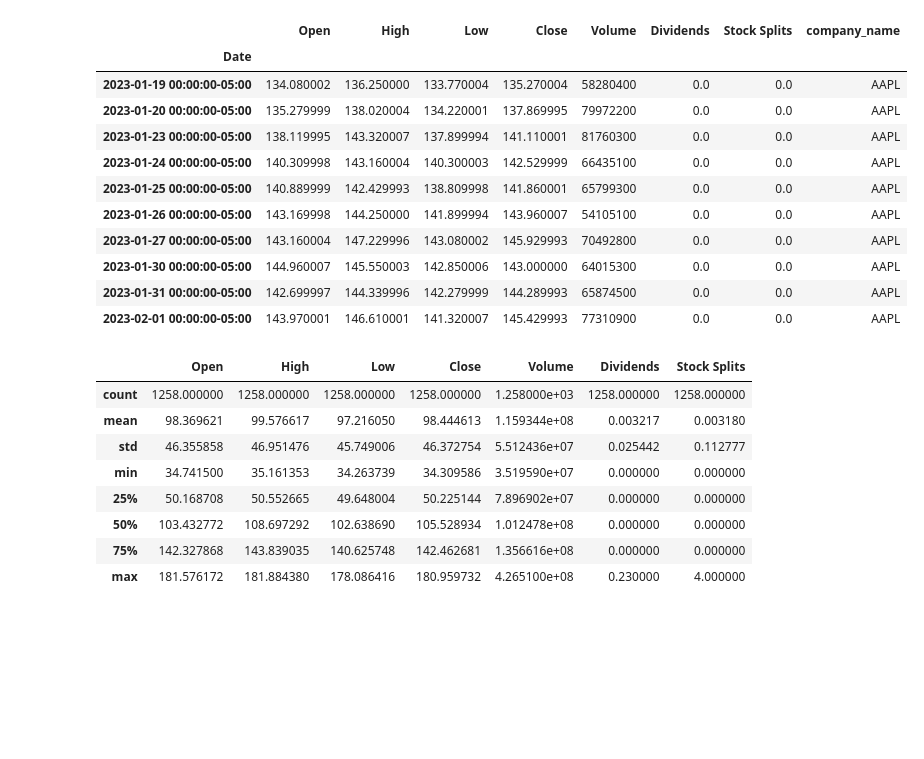
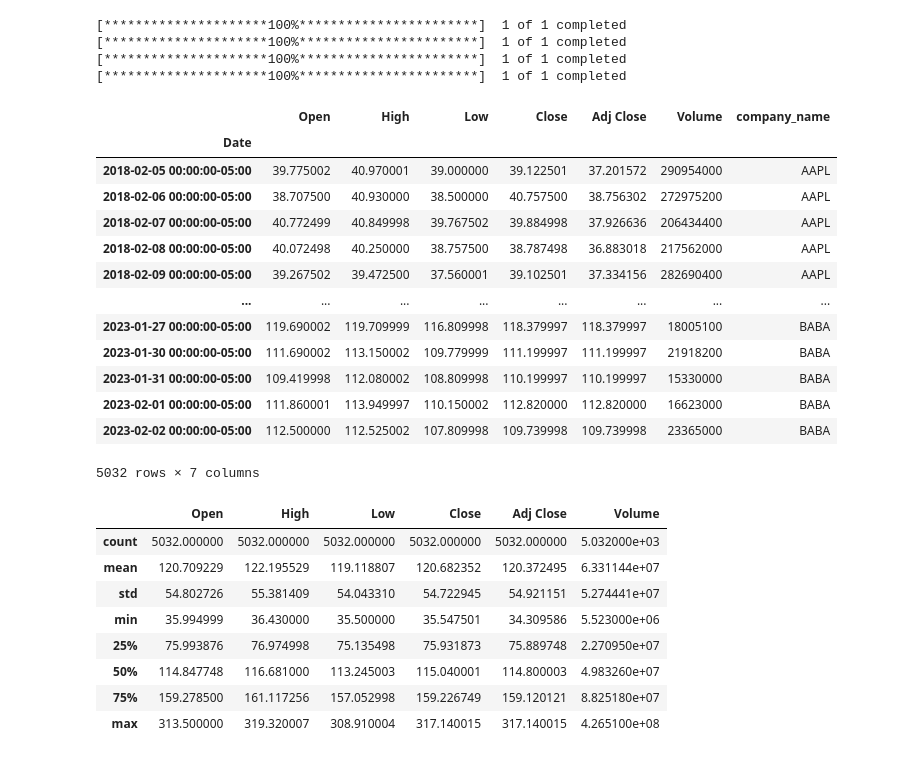
Before and after one commit to FerdyBerlianoP/Stock-Data-Analysis-with-LSTM, a Jupyter notebook: Stock_Data_Analyst_with_LSTM.ipynb, the cells around one changed output. Cells and saved outputs as stored; diff of their text form; code cells hidden in the pictures; blank space fills up the shorter version.

```diff
--- a/Stock_Data_Analyst_with_LSTM.ipynb
+++ b/Stock_Data_Analyst_with_LSTM.ipynb
@@ -33,44 +19,48 @@ plt.style.use("fivethirtyeight")
 from datetime import datetime
 # %%
-# df=pd.read_csv("/kaggle/input/tesla-inc-tsla-stock-price/TSLA.csv")
-df = yf.Ticker("AAPL").history(period="5y")
-# df['weekday'] = df.index.weekday
-# df['month_year'] = df.index.to_period('M')
-# friday_groupy = df[df['weekday'] == 4].groupby(['month_year'])
-#df.tail(10)
-AAPL=df
-company_list = [AAPL]
-company_name = ["AAPL"]
+data = ['AAPL', 'AMZN', 'GOOG', 'BABA']
+
+for stock in data:
+    globals()[stock] = yf.download(stock, period='5y')
+
+company_list = [AAPL, AMZN, GOOG, BABA]
+company_name = ['AAPL', 'AMZN', 'GOOG', 'BABA']
 for company, com_name in zip(company_list, company_name):
     company["company_name"] = com_name
 
 df = pd.concat(company_list, axis=0)
-df.tail(10)
+df
 # %% [output]
+[*********************100%***********************]  1 of 1 completed
+[*********************100%***********************]  1 of 1 completed
+[*********************100%***********************]  1 of 1 completed
+[*********************100%***********************]  1 of 1 completed
-|  | Open | High | Low | Close | Volume | Dividends | Stock Splits | company_name |
-| Date |  |  |  |  |  |  |  |  |
-| 2023-01-19 00:00:00-05:00 | 134.080002 | 136.250000 | 133.770004 | 135.270004 | 58280400 | 0.0 | 0.0 | AAPL |
-| 2023-01-20 00:00:00-05:00 | 135.279999 | 138.020004 | 134.220001 | 137.869995 | 79972200 | 0.0 | 0.0 | AAPL |
-| 2023-01-23 00:00:00-05:00 | 138.119995 | 143.320007 | 137.899994 | 141.110001 | 81760300 | 0.0 | 0.0 | AAPL |
-| 2023-01-24 00:00:00-05:00 | 140.309998 | 143.160004 | 140.300003 | 142.529999 | 66435100 | 0.0 | 0.0 | AAPL |
-| 2023-01-25 00:00:00-05:00 | 140.889999 | 142.429993 | 138.809998 | 141.860001 | 65799300 | 0.0 | 0.0 | AAPL |
-| 2023-01-26 00:00:00-05:00 | 143.169998 | 144.250000 | 141.899994 | 143.960007 | 54105100 | 0.0 | 0.0 | AAPL |
-| 2023-01-27 00:00:00-05:00 | 143.160004 | 147.229996 | 143.080002 | 145.929993 | 70492800 | 0.0 | 0.0 | AAPL |
-| 2023-01-30 00:00:00-05:00 | 144.960007 | 145.550003 | 142.850006 | 143.000000 | 64015300 | 0.0 | 0.0 | AAPL |
-| 2023-01-31 00:00:00-05:00 | 142.699997 | 144.339996 | 142.279999 | 144.289993 | 65874500 | 0.0 | 0.0 | AAPL |
-| 2023-02-01 00:00:00-05:00 | 143.970001 | 146.610001 | 141.320007 | 145.429993 | 77310900 | 0.0 | 0.0 | AAPL |
+|  | Open | High | Low | Close | Adj Close | Volume | company_name |
+| Date |  |  |  |  |  |  |  |
+| 2018-02-05 00:00:00-05:00 | 39.775002 | 40.970001 | 39.000000 | 39.122501 | 37.201572 | 290954000 | AAPL |
+| 2018-02-06 00:00:00-05:00 | 38.707500 | 40.930000 | 38.500000 | 40.757500 | 38.756302 | 272975200 | AAPL |
+| 2018-02-07 00:00:00-05:00 | 40.772499 | 40.849998 | 39.767502 | 39.884998 | 37.926636 | 206434400 | AAPL |
+| 2018-02-08 00:00:00-05:00 | 40.072498 | 40.250000 | 38.757500 | 38.787498 | 36.883018 | 217562000 | AAPL |
+| 2018-02-09 00:00:00-05:00 | 39.267502 | 39.472500 | 37.560001 | 39.102501 | 37.334156 | 282690400 | AAPL |
+| ... | ... | ... | ... | ... | ... | ... | ... |
+| 2023-01-27 00:00:00-05:00 | 119.690002 | 119.709999 | 116.809998 | 118.379997 | 118.379997 | 18005100 | BABA |
+| 2023-01-30 00:00:00-05:00 | 111.690002 | 113.150002 | 109.779999 | 111.199997 | 111.199997 | 21918200 | BABA |
+| 2023-01-31 00:00:00-05:00 | 109.419998 | 112.080002 | 108.809998 | 110.199997 | 110.199997 | 15330000 | BABA |
+| 2023-02-01 00:00:00-05:00 | 111.860001 | 113.949997 | 110.150002 | 112.820000 | 112.820000 | 16623000 | BABA |
+| 2023-02-02 00:00:00-05:00 | 112.500000 | 112.525002 | 107.809998 | 109.739998 | 109.739998 | 23365000 | BABA |
+5032 rows × 7 columns
 # %%
 df.describe()
 # %% [output]
-|  | Open | High | Low | Close | Volume | Dividends | Stock Splits |
-| count | 1258.000000 | 1258.000000 | 1258.000000 | 1258.000000 | 1.258000e+03 | 1258.000000 | 1258.000000 |
-| mean | 98.369621 | 99.576617 | 97.216050 | 98.444613 | 1.159344e+08 | 0.003217 | 0.003180 |
-| std | 46.355858 | 46.951476 | 45.749006 | 46.372754 | 5.512436e+07 | 0.025442 | 0.112777 |
-| min | 34.741500 | 35.161353 | 34.263739 | 34.309586 | 3.519590e+07 | 0.000000 | 0.000000 |
-| 25% | 50.168708 | 50.552665 | 49.648004 | 50.225144 | 7.896902e+07 | 0.000000 | 0.000000 |
-| 50% | 103.432772 | 108.697292 | 102.638690 | 105.528934 | 1.012478e+08 | 0.000000 | 0.000000 |
-| 75% | 142.327868 | 143.839035 | 140.625748 | 142.462681 | 1.356616e+08 | 0.000000 | 0.000000 |
-| max | 181.576172 | 181.884380 | 178.086416 | 180.959732 | 4.265100e+08 | 0.230000 | 4.000000 |
+|  | Open | High | Low | Close | Adj Close | Volume |
+| count | 5032.000000 | 5032.000000 | 5032.000000 | 5032.000000 | 5032.000000 | 5.032000e+03 |
+| mean | 120.709229 | 122.195529 | 119.118807 | 120.682352 | 120.372495 | 6.331144e+07 |
+| std | 54.802726 | 55.381409 | 54.043310 | 54.722945 | 54.921151 | 5.274441e+07 |
+| min | 35.994999 | 36.430000 | 35.500000 | 35.547501 | 34.309586 | 5.523000e+06 |
+| 25% | 75.993876 | 76.974998 | 75.135498 | 75.931873 | 75.889748 | 2.270950e+07 |
+| 50% | 114.847748 | 116.681000 | 113.245003 | 115.040001 | 114.800003 | 4.983260e+07 |
+| 75% | 159.278500 | 161.117256 | 157.052998 | 159.226749 | 159.120121 | 8.825180e+07 |
+| max | 313.500000 | 319.320007 | 308.910004 | 317.140015 | 317.140015 | 4.265100e+08 |
 # %%
 df.info()
 # %% [output]
```
Also changed, not shown: parts of 27 cells of this notebook.
